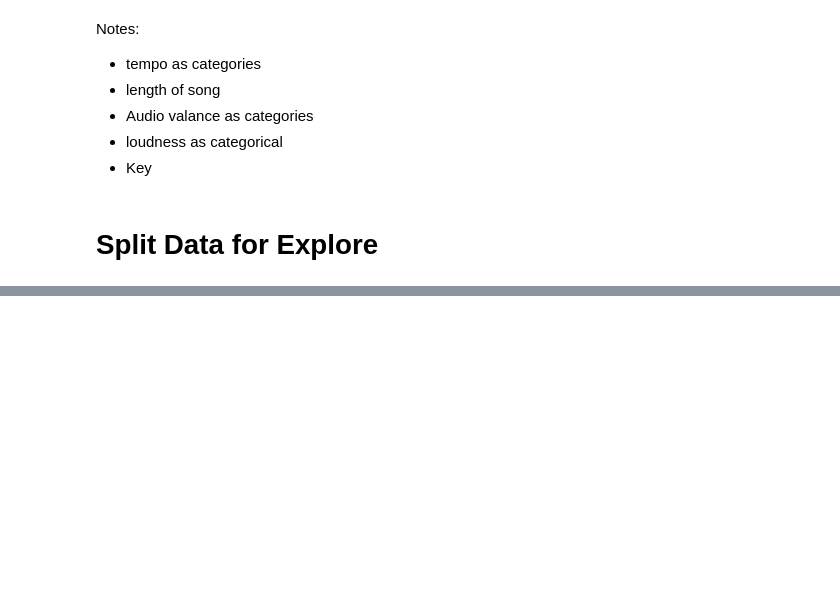
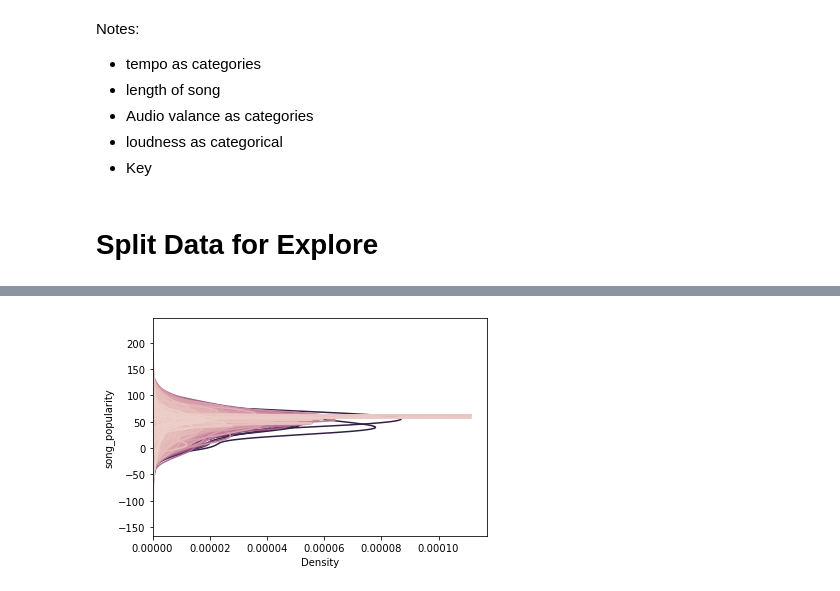
Before and after one commit to Yvette-Ibarra/song_popularity_prediction, a Jupyter notebook: workbook1_song_popularity.ipynb, the cells around one changed output, grey strips where cells are left out. Saved outputs shown, nothing was run; the diff lists cells and outputs as text; code cells hidden in the pictures; blank space fills up the shorter version.

```diff
--- a/workbook1_song_popularity.ipynb
+++ b/workbook1_song_popularity.ipynb
@@ -214,0 +309,4 @@ sns.pairplot(train)
+# %%
+sns.kdeplot(y=train.song_popularity,hue='audio_valence',data=train,legend=False);
+# %% [output]
+[figure, added]
```
Also changed, not shown: parts of 30 cells of this notebook.
